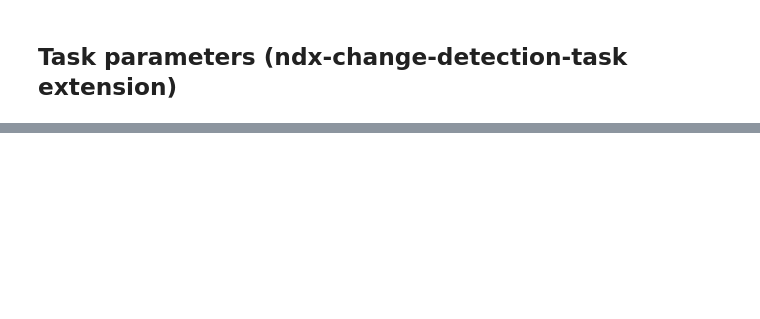
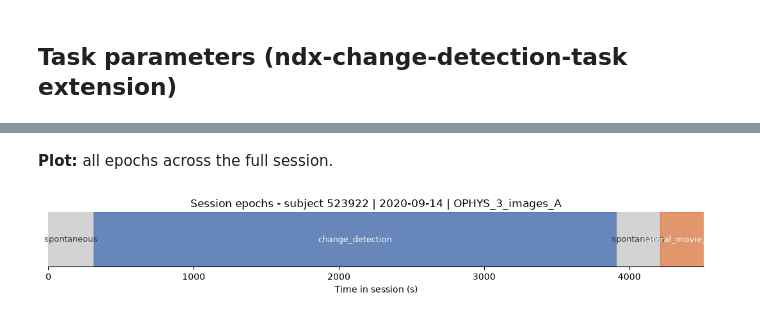
Before and after one commit to AllenNeuralDynamics/change_detection_nwb_with_HED_tags, a Jupyter notebook: code/test_nwb_output.ipynb, the cells around one changed output, grey strips where cells are left out. Saved outputs shown, nothing was run; the diff lists cells and outputs as text; code cells hidden in the pictures; blank space fills up the shorter version.

```diff
--- a/code/test_nwb_output.ipynb
+++ b/code/test_nwb_output.ipynb
@@ -22,9 +58,9 @@ nwb = io.read()
 
 The `ndx-events` `EventsTable` lives at `nwb.events['events']`.
 # %%
-events = nwb.events['events']
-df = events[:]
-print('rows:', len(df), '| columns:', list(df.columns))
+et = nwb.get_events_table('events')
+events = to_df(et)
+print('rows:', len(events), '| columns:', list(events.columns))
 print('\nevent_type counts:')
-print(df['event_type'].value_counts())
-df.head(10)
+print(events['event_type'].value_counts().to_string())
+events.head(10)
@@ -37,10 +94,9 @@ whose `meaning` column holds the base HED string. The interval tables
 # %%
 for col in ['event_type', 'lick_classification', 'reward_type', 'lick_bouts']:
-    meanings = getattr(events[col], 'meanings', None)
+    meanings = getattr(et[col], 'meanings', None)
     if meanings is None:
         continue
     print(f'=== {col} HED meanings ===')
-    mdf = meanings[:]
-    for _, r in mdf.iterrows():
+    for _, r in meanings[:].iterrows():
         print(f"  {r['value']:>14}  ->  {r['meaning']}")
     print()
@@ -58,7 +146,7 @@ sp[['start_time', 'stop_time', 'image_name', 'is_change', 'omitted', 'HED']].hea
 # %%
 tp = nwb.lab_meta_data.get('task_parameters')
 if tp is not None:
-    for f in sorted(tp.fields):
+    for f in sorted(f for f in tp.fields if not f.startswith('_')):
         print(f'{f:>28} = {getattr(tp, f, None)}')
 else:
     print('No task_parameters lab_meta_data found.')
@@ -64,0 +302,25 @@ else:
+# %% [markdown]
+**Plot:** all epochs across the full session.
+# %%
+# Title metadata: subject id, acquisition date, session type.
+subject_id = getattr(nwb.subject, 'subject_id', '?') if nwb.subject is not None else '?'
+acq_date = nwb.session_start_time.strftime('%Y-%m-%d') if nwb.session_start_time else '?'
+_tp = nwb.lab_meta_data.get('task_parameters')
+session_type = (getattr(_tp, 'session_type', None) if _tp is not None else None) \
+               or nwb.session_description or '?'
+
+fig, ax = plt.subplots(figsize=(11, 1.8))
+for _, ep in epochs.iterrows():
+    ax.axvspan(ep['start_time'], ep['stop_time'],
+               color=EPOCH_COLORS.get(ep['label'], '#888888'), alpha=0.85)
+    mid = (ep['start_time'] + ep['stop_time']) / 2
+    ax.text(mid, 0.5, ep['label'], ha='center', va='center', fontsize=9,
+            color='white' if ep['label'] != 'spontaneous' else '#333333')
+ax.set_xlim(0, float(epochs['stop_time'].max()))
+ax.set_ylim(0, 1); ax.set_yticks([])
+ax.set_xlabel('Time in session (s)')
+ax.set_title(f'Session epochs - subject {subject_id} | {acq_date} | {session_type}')
+for s in ('top', 'right', 'left'): ax.spines[s].set_visible(False)
+plt.tight_layout(); plt.show()
+# %% [output]
+[figure, added]
```
Also changed, not shown: parts of 32 cells of this notebook, 16 other files.
